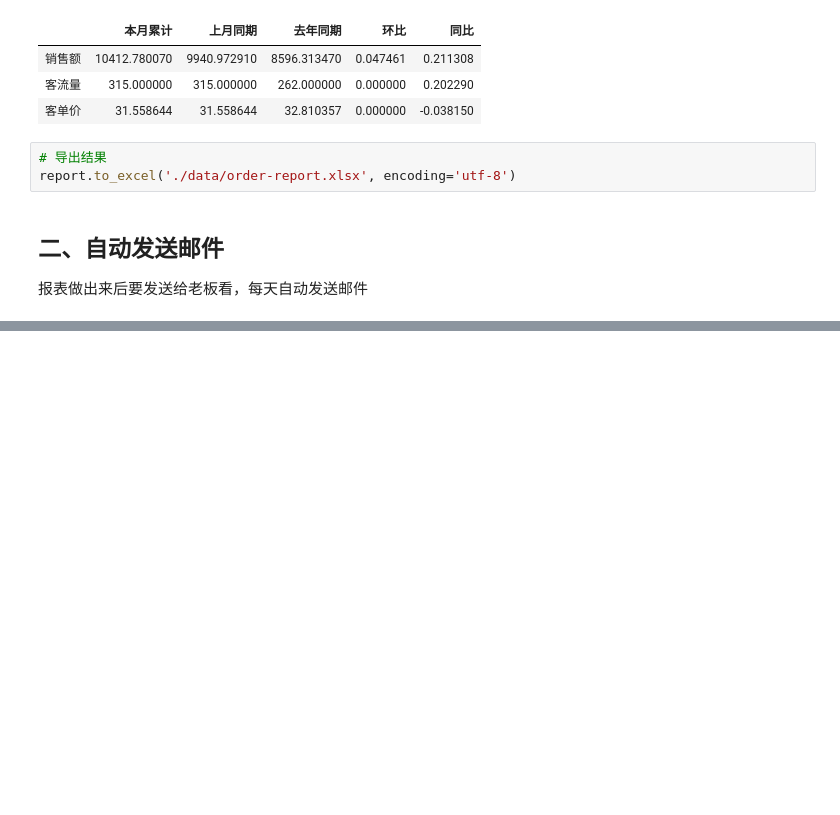
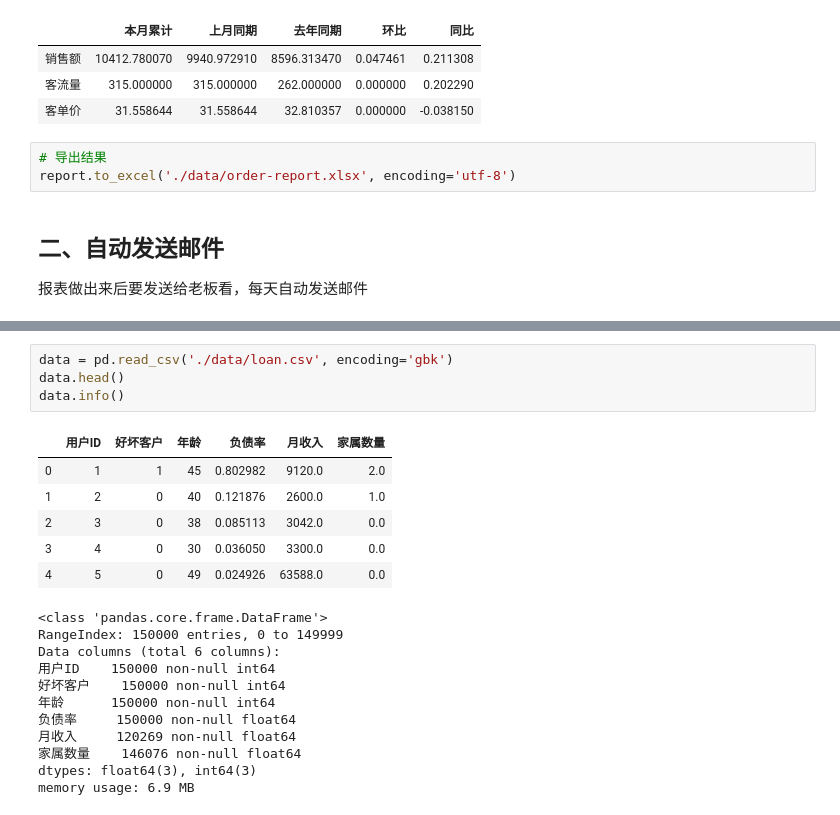
Before and after one commit to silianpan/Excel_to_Python, a Jupyter notebook: chapter11.ipynb, the cells around one changed output, grey strips where cells are left out. Saved outputs shown, nothing was run; the diff lists cells and outputs as text; blank space fills up the shorter version.

```diff
--- a/chapter11.ipynb
+++ b/chapter11.ipynb
@@ -225,0 +369,22 @@ reply: retcode (221); Msg: b'Bye'
+# %%
+data = pd.read_csv('./data/loan.csv', encoding='gbk')
+data.head()
+data.info()
+# %% [output]
+|  | 用户ID | 好坏客户 | 年龄 | 负债率 | 月收入 | 家属数量 |
+| 0 | 1 | 1 | 45 | 0.802982 | 9120.0 | 2.0 |
+| 1 | 2 | 0 | 40 | 0.121876 | 2600.0 | 1.0 |
+| 2 | 3 | 0 | 38 | 0.085113 | 3042.0 | 0.0 |
+| 3 | 4 | 0 | 30 | 0.036050 | 3300.0 | 0.0 |
+| 4 | 5 | 0 | 49 | 0.024926 | 63588.0 | 0.0 |
+<class 'pandas.core.frame.DataFrame'>
+RangeIndex: 150000 entries, 0 to 149999
+Data columns (total 6 columns):
+用户ID    150000 non-null int64
+好坏客户    150000 non-null int64
+年龄      150000 non-null int64
+负债率     150000 non-null float64
+月收入     120269 non-null float64
+家属数量    146076 non-null float64
+dtypes: float64(3), int64(3)
+memory usage: 6.9 MB
```
Also changed, not shown: parts of 20 cells of this notebook, 1 other file.
